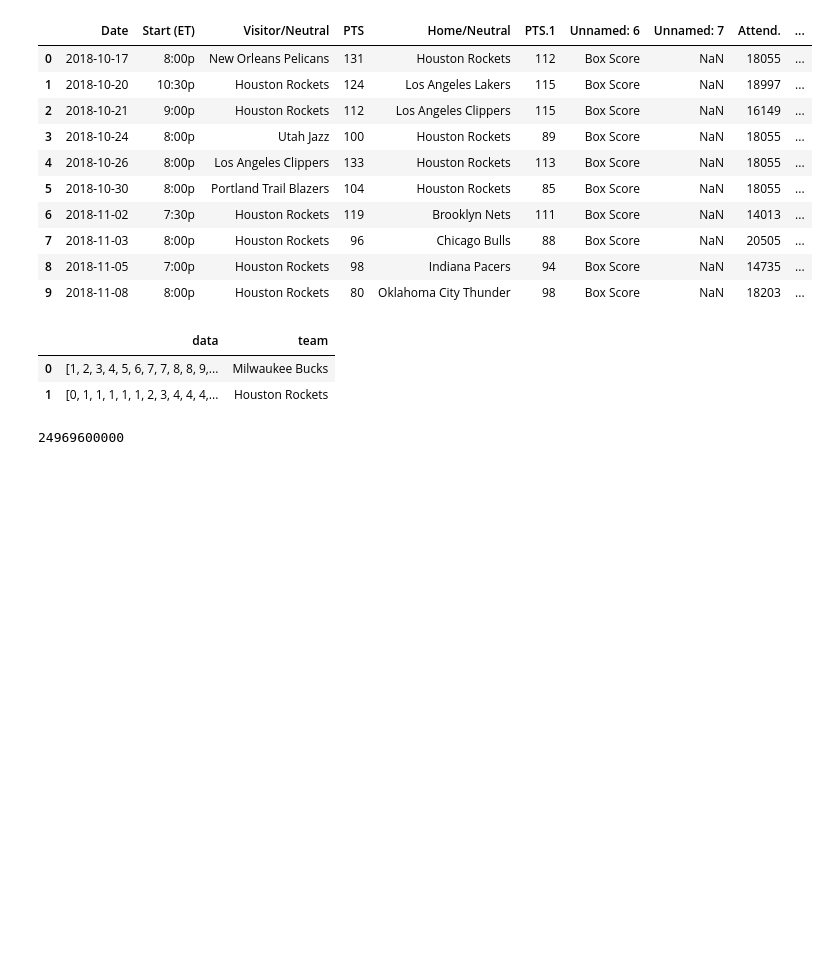
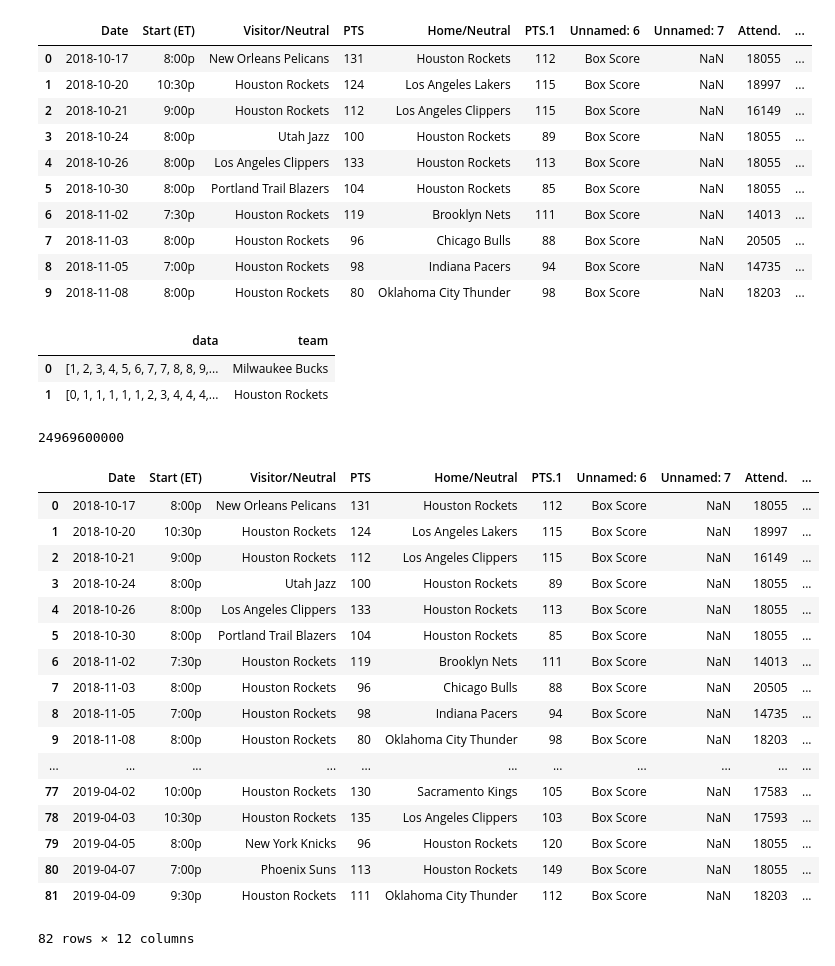
Before and after one commit to castrojoshua18/dsc106_final, a Jupyter notebook: data_processing.ipynb, the cells around one changed output. Drawn from its saved outputs; the diff is of its cells as text; code cells hidden in the pictures; blank space fills up the shorter version.

```diff
--- a/data_processing.ipynb
+++ b/data_processing.ipynb
@@ -177,3 +177,24 @@ to_json
 416160 * 60 * 1000
 # %% [output]
 24969600000
+# %%
+hou
+# %% [output]
+|  | Date | Start (ET) | Visitor/Neutral | PTS | Home/Neutral | PTS.1 | Unnamed: 6 | Unnamed: 7 | Attend. | ... |
+| 0 | 2018-10-17 | 8:00p | New Orleans Pelicans | 131 | Houston Rockets | 112 | Box Score | NaN | 18055 | ... |
+| 1 | 2018-10-20 | 10:30p | Houston Rockets | 124 | Los Angeles Lakers | 115 | Box Score | NaN | 18997 | ... |
+| 2 | 2018-10-21 | 9:00p | Houston Rockets | 112 | Los Angeles Clippers | 115 | Box Score | NaN | 16149 | ... |
+| 3 | 2018-10-24 | 8:00p | Utah Jazz | 100 | Houston Rockets | 89 | Box Score | NaN | 18055 | ... |
+| 4 | 2018-10-26 | 8:00p | Los Angeles Clippers | 133 | Houston Rockets | 113 | Box Score | NaN | 18055 | ... |
+| 5 | 2018-10-30 | 8:00p | Portland Trail Blazers | 104 | Houston Rockets | 85 | Box Score | NaN | 18055 | ... |
+| 6 | 2018-11-02 | 7:30p | Houston Rockets | 119 | Brooklyn Nets | 111 | Box Score | NaN | 14013 | ... |
+| 7 | 2018-11-03 | 8:00p | Houston Rockets | 96 | Chicago Bulls | 88 | Box Score | NaN | 20505 | ... |
+| 8 | 2018-11-05 | 7:00p | Houston Rockets | 98 | Indiana Pacers | 94 | Box Score | NaN | 14735 | ... |
+| 9 | 2018-11-08 | 8:00p | Houston Rockets | 80 | Oklahoma City Thunder | 98 | Box Score | NaN | 18203 | ... |
+| ... | ... | ... | ... | ... | ... | ... | ... | ... | ... | ... |
+| 77 | 2019-04-02 | 10:00p | Houston Rockets | 130 | Sacramento Kings | 105 | Box Score | NaN | 17583 | ... |
+| 78 | 2019-04-03 | 10:30p | Houston Rockets | 135 | Los Angeles Clippers | 103 | Box Score | NaN | 17593 | ... |
+| 79 | 2019-04-05 | 8:00p | New York Knicks | 96 | Houston Rockets | 120 | Box Score | NaN | 18055 | ... |
+| 80 | 2019-04-07 | 7:00p | Phoenix Suns | 113 | Houston Rockets | 149 | Box Score | NaN | 18055 | ... |
+| 81 | 2019-04-09 | 9:30p | Houston Rockets | 111 | Oklahoma City Thunder | 112 | Box Score | NaN | 18203 | ... |
+82 rows × 12 columns
```
Also changed, not shown: 1 other file.
